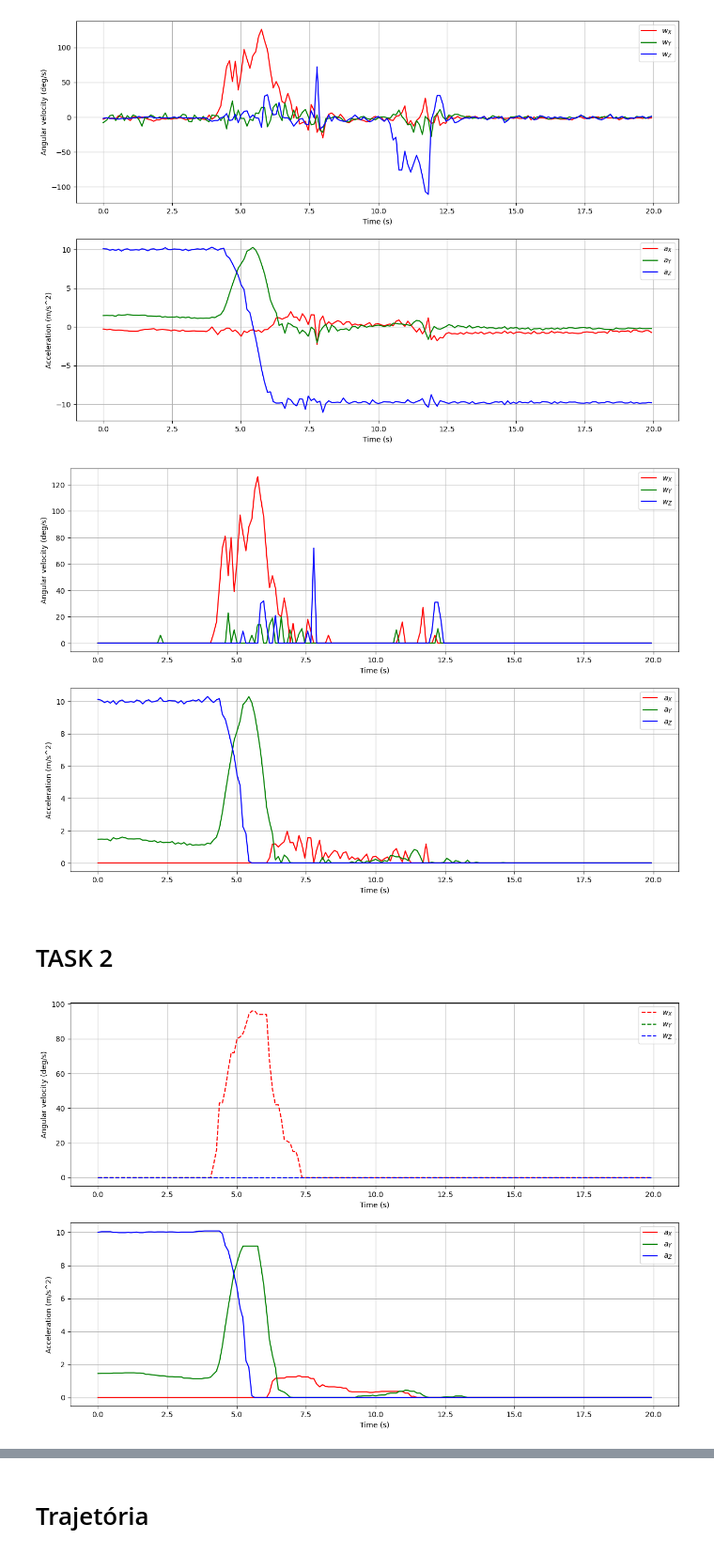
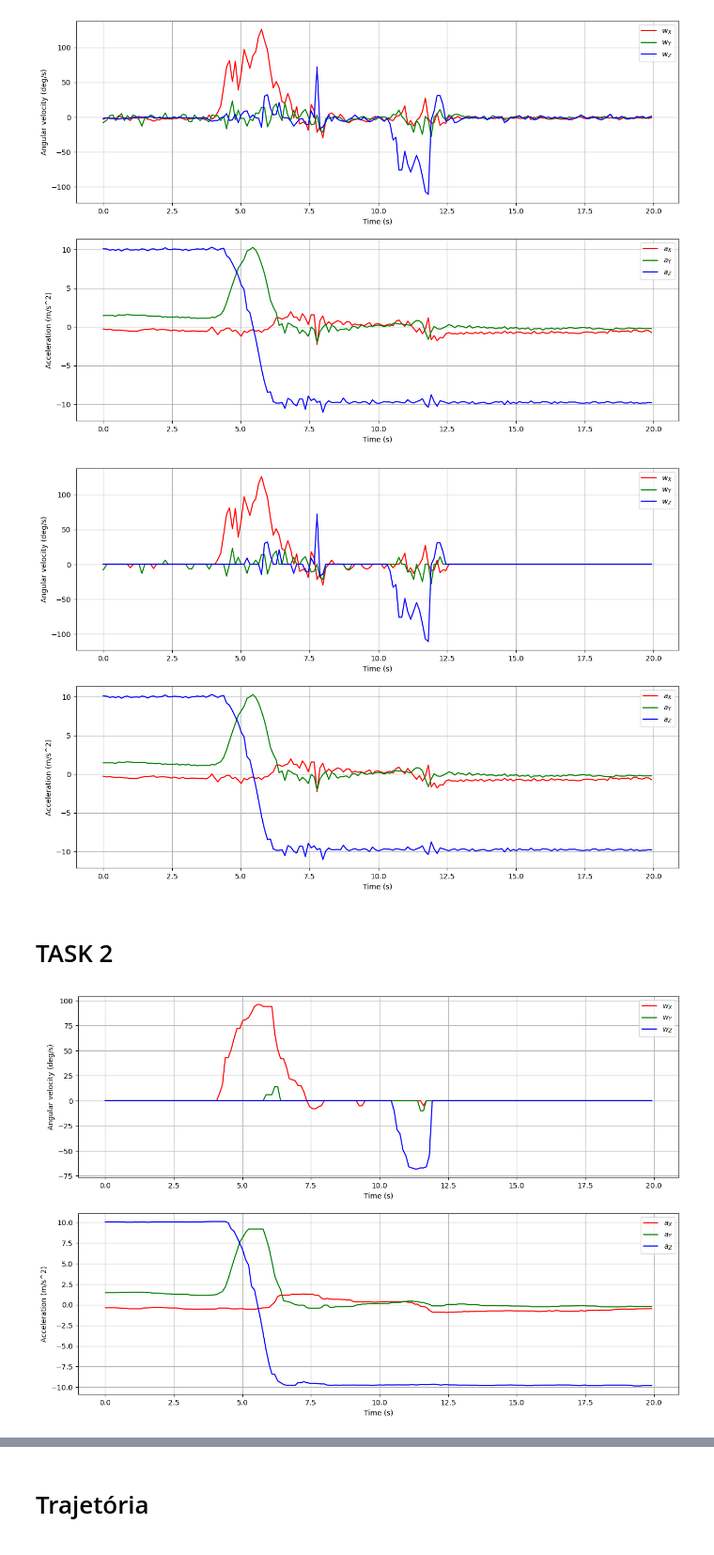
Before and after one commit to RodsCoimbra/IST-ROBO, a Jupyter notebook: task1.ipynb, the cells around one changed output, grey strips where cells are left out. Shown: that part at 94% size. Drawn from its saved outputs; the diff is of its cells as text; code cells hidden in the pictures.

```diff
--- a/task1.ipynb
+++ b/task1.ipynb
@@ -42,9 +42,11 @@ plt.show()
 #Measure the variance of the data
 static_arm_time = time > 15
 var_ang_vel = np.var(angular_velocity[static_arm_time], axis=0)
-angular_velocity = np.where(angular_velocity < 3*var_ang_vel, 0, angular_velocity)
+mask = (angular_velocity > 3 * var_ang_vel) | (angular_velocity < -3 * var_ang_vel)
+angular_velocity = np.where(mask, angular_velocity, 0)
 var_acceleration = np.var(acceleration[static_arm_time], axis=0)
-acceleration = np.where(acceleration < 3*var_acceleration, 0, acceleration)
+mask = (acceleration > 3 * var_acceleration) | (acceleration < -3 * var_acceleration)
+acceleration = np.where(mask, acceleration,0)
 # %%
 plt.figure(figsize=(15, 10))
 plt.subplot(2, 1, 1)
@@ -69,49 +71,49 @@ plt.ylabel('Acceleration (m/s^2)')
 plt.legend(['$a_X$', '$a_Y$', '$a_Z$'])
 plt.show()
 # %% [output]
-[figure, old version]
+[figure, new version]
 # %% [markdown]
 # TASK 2
 # %%
 from scipy.ndimage import median_filter
 
 def keep_only_moving(data, axis_moving_data):
     num_points, num_axis = data.shape
     for i in range(num_points):
         data_point = data[i]
         axis_moving = axis_moving_data[i]
         for j in range(num_axis):
             if j != axis_moving:
                 data_point[j] = 0
     return data
 
 filtered_ang_vel = median_filter(angular_velocity, size=(10,1))
 filtered_acceleration = median_filter(acceleration, size=(10,1))
-axis_moving = np.argmax(filtered_ang_vel, axis=1)
-filtered_ang_vel_max = keep_only_moving(filtered_ang_vel, axis_moving)
+# axis_moving = np.argmax(filtered_ang_vel, axis=1)
+# filtered_ang_vel_max = keep_only_moving(filtered_ang_vel, axis_moving)
 plt.figure(figsize=(15, 10))
 plt.subplot(2, 1, 1)
-# plt.plot(time,filtered_ang_vel[:, 0], color='red')
-# plt.plot(time,filtered_ang_vel[:, 1], color='green')
-# plt.plot(time,filtered_ang_vel[:, 2], color = 'blue')
-plt.plot(time,filtered_ang_vel_max[:, 0], color='red', linestyle='--')
-plt.plot(time,filtered_ang_vel_max[:, 1], color='green', linestyle='--')
-plt.plot(time,filtered_ang_vel_max[:, 2], color='blue', linestyle='--')
+plt.plot(time,filtered_ang_vel[:, 0], color='red')
+plt.plot(time,filtered_ang_vel[:, 1], color='green')
+plt.plot(time,filtered_ang_vel[:, 2], color = 'blue')
+# plt.plot(time,filtered_ang_vel_max[:, 0], color='red', linestyle='--')
+# plt.plot(time,filtered_ang_vel_max[:, 1], color='green', linestyle='--')
+# plt.plot(time,filtered_ang_vel_max[:, 2], color='blue', linestyle='--')
 plt.xlabel('Time (s)')
 plt.ylabel('Angular velocity (deg/s)')
 plt.legend(['$w_X$', '$w_Y$', '$w_Z$'])
 plt.grid()
 plt.subplot(2, 1, 2)
 plt.plot(time,filtered_acceleration[:, 0], color='red')
 plt.plot(time,filtered_acceleration[:, 1], color='green')
 plt.plot(time,filtered_acceleration[:, 2], color = 'blue')
 plt.xlabel('Time (s)')
 plt.ylabel('Acceleration (m/s^2)')
 plt.legend(['$a_X$', '$a_Y$', '$a_Z$'])
 plt.grid()
 plt.show()
 # %% [output]
-[figure, old version]
+[figure, new version]
 # %%
 Initial_roll = 0
 for i in range(39, 70):
```
Also changed, not shown: parts of 10 cells of this notebook.
